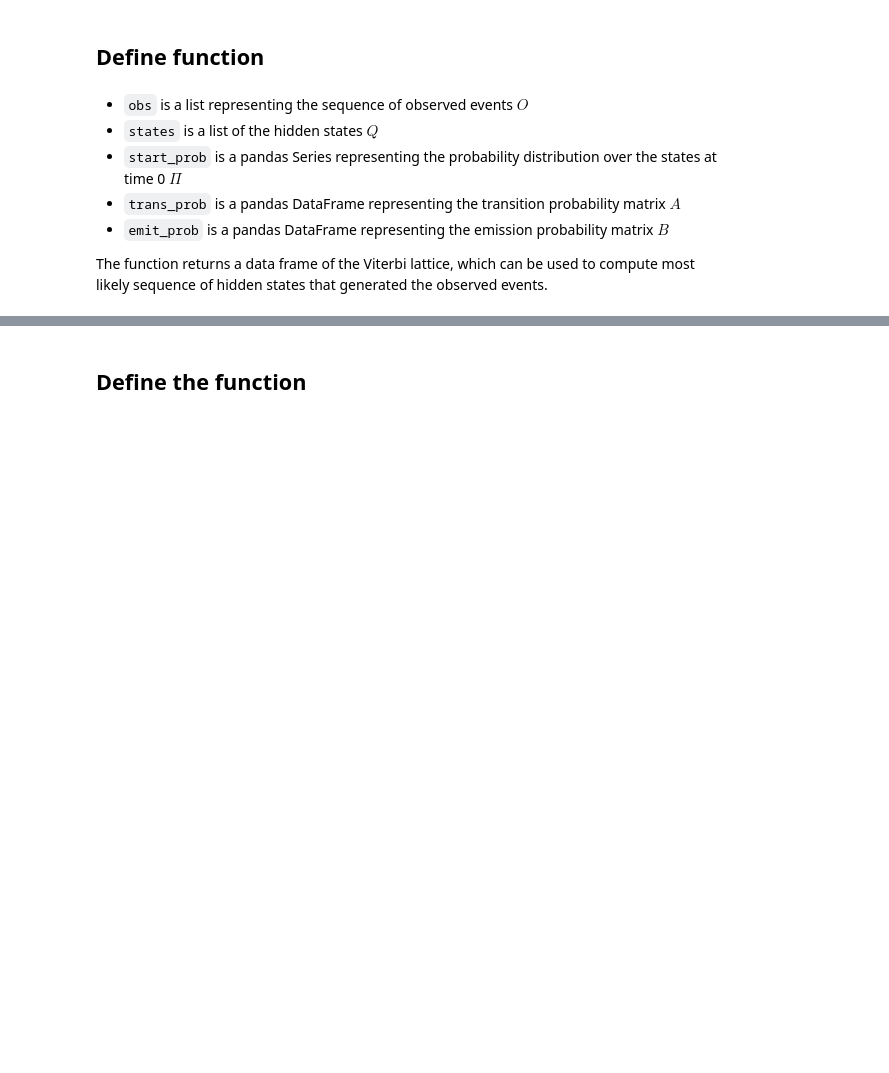
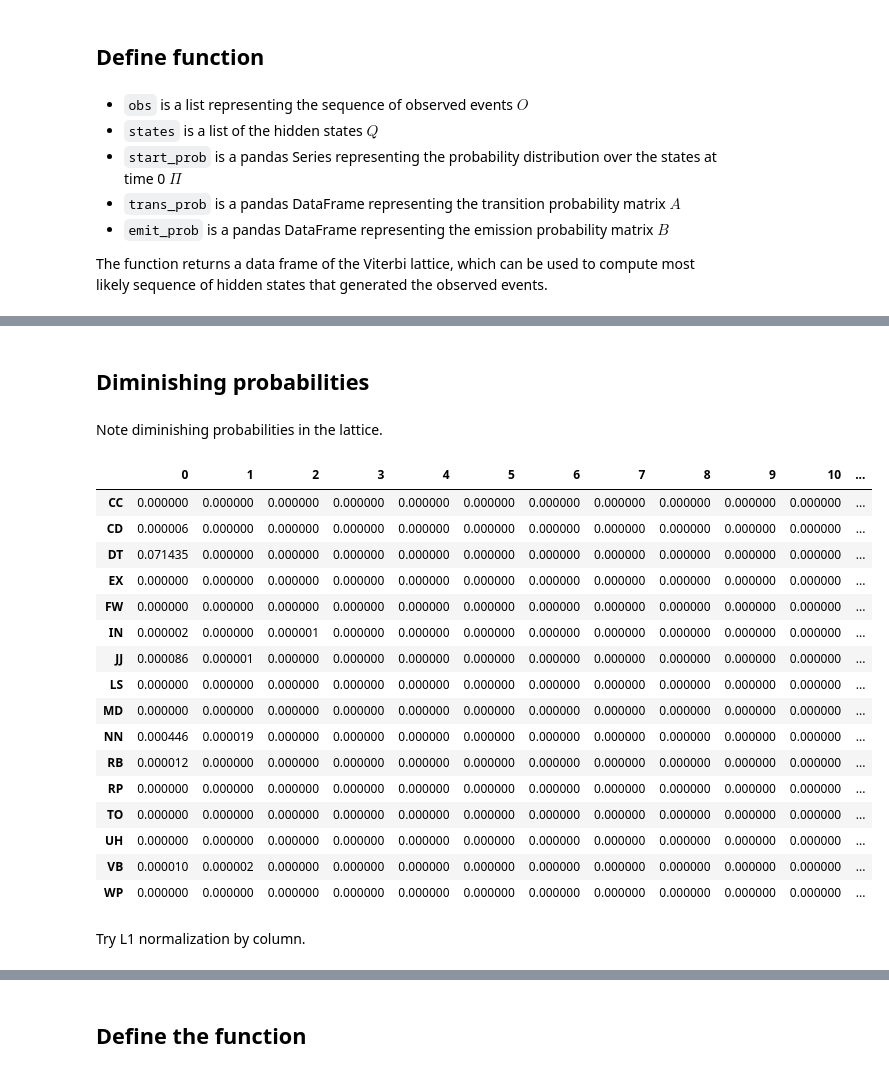
Before and after one commit to ontoligent/DS5001-2023-01-R, a Jupyter notebook: lessons/M04_NLP/M04_02_HMM.ipynb, the cells around one changed output, grey strips where cells are left out. Drawn from its saved outputs; the diff is of its cells as text; code cells hidden in the pictures; blank space fills up the shorter version.

```diff
--- a/lessons/M04_NLP/M04_02_HMM.ipynb
+++ b/lessons/M04_NLP/M04_02_HMM.ipynb
@@ -438,3 +438,29 @@ he/NN could/MD not/RB meet/VB her/NN in/IN conversation/NN rational/JJ or/CC pla
+# %% [markdown]
+## Diminishing probabilities
+# %% [markdown]
+Note diminishing probabilities in the lattice.
+# %%
+V.style.background_gradient(cmap=colors)
+# %% [output]
+|  | 0 | 1 | 2 | 3 | 4 | 5 | 6 | 7 | 8 | 9 | 10 | ... |
+| CC | 0.000000 | 0.000000 | 0.000000 | 0.000000 | 0.000000 | 0.000000 | 0.000000 | 0.000000 | 0.000000 | 0.000000 | 0.000000 | ... |
+| CD | 0.000006 | 0.000000 | 0.000000 | 0.000000 | 0.000000 | 0.000000 | 0.000000 | 0.000000 | 0.000000 | 0.000000 | 0.000000 | ... |
+| DT | 0.071435 | 0.000000 | 0.000000 | 0.000000 | 0.000000 | 0.000000 | 0.000000 | 0.000000 | 0.000000 | 0.000000 | 0.000000 | ... |
+| EX | 0.000000 | 0.000000 | 0.000000 | 0.000000 | 0.000000 | 0.000000 | 0.000000 | 0.000000 | 0.000000 | 0.000000 | 0.000000 | ... |
+| FW | 0.000000 | 0.000000 | 0.000000 | 0.000000 | 0.000000 | 0.000000 | 0.000000 | 0.000000 | 0.000000 | 0.000000 | 0.000000 | ... |
+| IN | 0.000002 | 0.000000 | 0.000001 | 0.000000 | 0.000000 | 0.000000 | 0.000000 | 0.000000 | 0.000000 | 0.000000 | 0.000000 | ... |
+| JJ | 0.000086 | 0.000001 | 0.000000 | 0.000000 | 0.000000 | 0.000000 | 0.000000 | 0.000000 | 0.000000 | 0.000000 | 0.000000 | ... |
+| LS | 0.000000 | 0.000000 | 0.000000 | 0.000000 | 0.000000 | 0.000000 | 0.000000 | 0.000000 | 0.000000 | 0.000000 | 0.000000 | ... |
+| MD | 0.000000 | 0.000000 | 0.000000 | 0.000000 | 0.000000 | 0.000000 | 0.000000 | 0.000000 | 0.000000 | 0.000000 | 0.000000 | ... |
+| NN | 0.000446 | 0.000019 | 0.000000 | 0.000000 | 0.000000 | 0.000000 | 0.000000 | 0.000000 | 0.000000 | 0.000000 | 0.000000 | ... |
+| RB | 0.000012 | 0.000000 | 0.000000 | 0.000000 | 0.000000 | 0.000000 | 0.000000 | 0.000000 | 0.000000 | 0.000000 | 0.000000 | ... |
+| RP | 0.000000 | 0.000000 | 0.000000 | 0.000000 | 0.000000 | 0.000000 | 0.000000 | 0.000000 | 0.000000 | 0.000000 | 0.000000 | ... |
+| TO | 0.000000 | 0.000000 | 0.000000 | 0.000000 | 0.000000 | 0.000000 | 0.000000 | 0.000000 | 0.000000 | 0.000000 | 0.000000 | ... |
+| UH | 0.000000 | 0.000000 | 0.000000 | 0.000000 | 0.000000 | 0.000000 | 0.000000 | 0.000000 | 0.000000 | 0.000000 | 0.000000 | ... |
+| VB | 0.000010 | 0.000002 | 0.000000 | 0.000000 | 0.000000 | 0.000000 | 0.000000 | 0.000000 | 0.000000 | 0.000000 | 0.000000 | ... |
+| WP | 0.000000 | 0.000000 | 0.000000 | 0.000000 | 0.000000 | 0.000000 | 0.000000 | 0.000000 | 0.000000 | 0.000000 | 0.000000 | ... |
+# %% [markdown]
+Try L1 normalization by column.
 # %%
 VNORM = (V / V.sum())
 # %%
```
Also changed, not shown: parts of 20 cells of this notebook, 1 other file.
